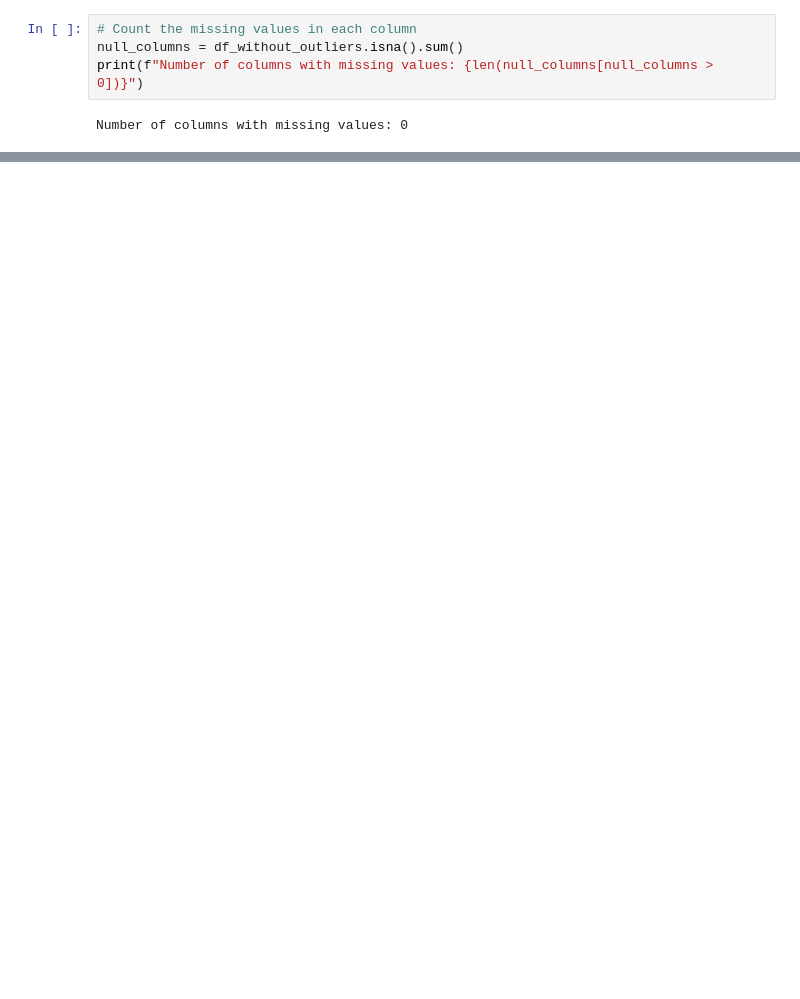
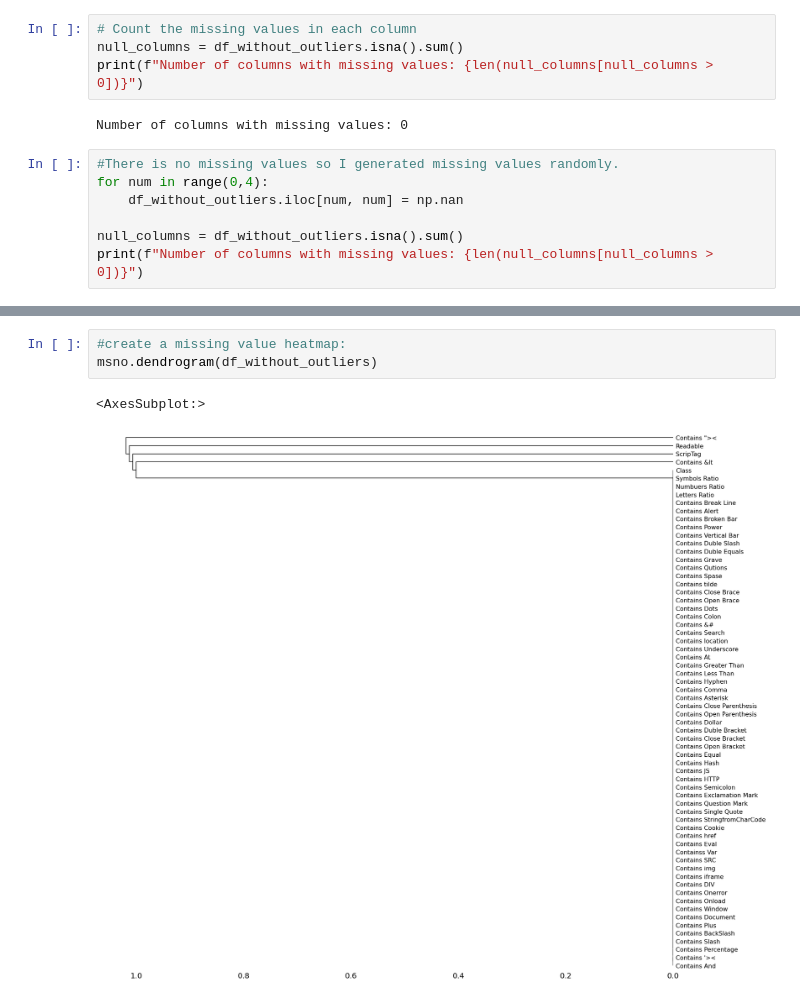
Before and after one commit to sahinebrar/MachineLearningExercises, a Jupyter notebook: XSS_detection.ipynb, the cells around one changed output, grey strips where cells are left out. Cells and saved outputs as stored; diff of their text form; blank space fills up the shorter version.

```diff
--- a/XSS_detection.ipynb
+++ b/XSS_detection.ipynb
@@ -221,3 +222,10 @@ null_columns = df_without_outliers.isna().sum()
 print(f"Number of columns with missing values: {len(null_columns[null_columns > 0])}")
 # %% [output]
 Number of columns with missing values: 0
+# %%
+#There is no missing values so I generated missing values randomly.
+for num in range(0,4):
+    df_without_outliers.iloc[num, num] = np.nan
+
+null_columns = df_without_outliers.isna().sum()
+print(f"Number of columns with missing values: {len(null_columns[null_columns > 0])}")
@@ -223,0 +241,6 @@ Number of columns with missing values: 0
+# %%
+#create a missing value heatmap:
+msno.dendrogram(df_without_outliers)
+# %% [output]
+<AxesSubplot:>
+[figure, added]
```
Also changed, not shown: parts of 13 cells of this notebook.
